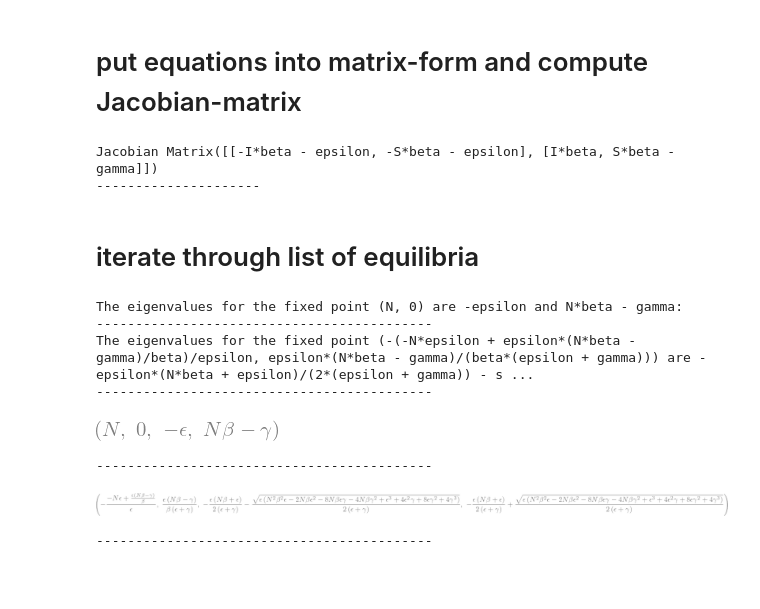
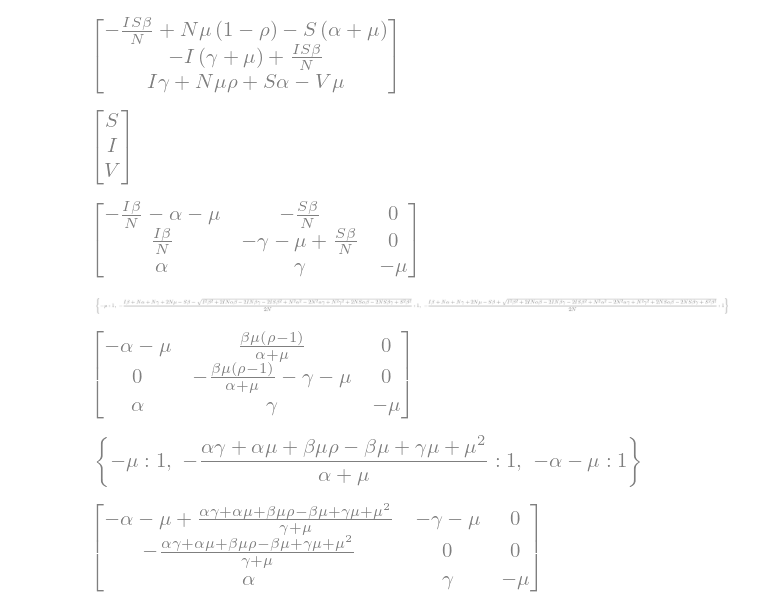
Before and after one commit to winniekulei/Personal_python_ex, a Jupyter notebook: Untitled.ipynb, the cells around one changed output. Cells and saved outputs as stored; diff of their text form; code cells hidden in the pictures; blank space fills up the shorter version.

```diff
--- a/Untitled.ipynb
+++ b/Untitled.ipynb
@@ -56,37 +44,42 @@ b
-# %% [markdown]
-# put equations into matrix-form and compute Jacobian-matrix
-# %%
-eqMat = sp.Matrix([ Sdot, Idot ])
-Mat = sp.Matrix([ S,I])
-jacMat = eqMat.jacobian(Mat)
-print('Jacobian %s' % jacMat)
-print('---------------------')
-# %% [output]
-Jacobian Matrix([[-I*beta - epsilon, -S*beta - epsilon], [I*beta, S*beta - gamma]])
----------------------
-# %% [markdown]
-# iterate through list of equilibria
-# %%
-
-for item in equilibria:
-    eqmat = jacMat.subs([ (S, item[0]), (I, item[1]) ])
-    eigenvals = list(eqmat.eigenvals().keys())
-    print('The eigenvalues for the fixed point (%s, %s) are %s and %s:'
-          %(item[0], item[1], eigenvals[0],eigenvals[1]))
-    print('-------------------------------------------')
-# %% [output]
-The eigenvalues for the fixed point (N, 0) are -epsilon and N*beta - gamma:
--------------------------------------------
-The eigenvalues for the fixed point (-(-N*epsilon + epsilon*(N*beta - gamma)/beta)/epsilon, epsilon*(N*beta - gamma)/(beta*(epsilon + gamma))) are -epsilon*(N*beta + epsilon)/(2*(epsilon + gamma)) - s ...
--------------------------------------------
-# %%
-for item in equilibria:
-    eqmat = jacMat.subs([ (S, item[0]), (I, item[1]) ])
-    eigenvals = list(eqmat.eigenvals().keys())
-    display((item[0], item[1], eigenvals[0],eigenvals[1]))
-    print('-------------------------------------------')
-# %% [output]
-[figure, removed]
--------------------------------------------
-[figure, removed]
--------------------------------------------
+# %%
+#Linearization of the system.
+Matrix=sp.Matrix([dot_S_t,dot_I_t,dot_V_t])
+Matrix
+# %% [output]
+[figure, added]
+# %%
+Mat=sp.Matrix([S,I,V])
+Mat
+# %% [output]
+[figure, added]
+# %%
+JacobianMat=Matrix.jacobian(Mat)
+JacobianMat
+# %% [output]
+[figure, added]
+# %%
+EV1=JacobianMat.eigenvals()
+display(EV1)
+# %% [output]
+[figure, added]
+# %%
+p=EqPnts[1][0]
+q=EqPnts[1][1]
+r=EqPnts[1][2]
+Jacsub=JacobianMat.subs([(S,p),(I,q),(V,r)])
+Jacsub
+# %% [output]
+[figure, added]
+# %%
+EV1=Jacsub.eigenvals()
+display(EV1)
+# %% [output]
+[figure, added]
+# %%
+p=EqPnts[0][0]
+q=EqPnts[0][1]
+r=EqPnts[0][2]
+Jacsub1=JacobianMat.subs([(S,p),(I,q),(V,r)])
+Jacsub1
+# %% [output]
+[figure, added]
```
Also changed, not shown: parts of 20 cells of this notebook.
